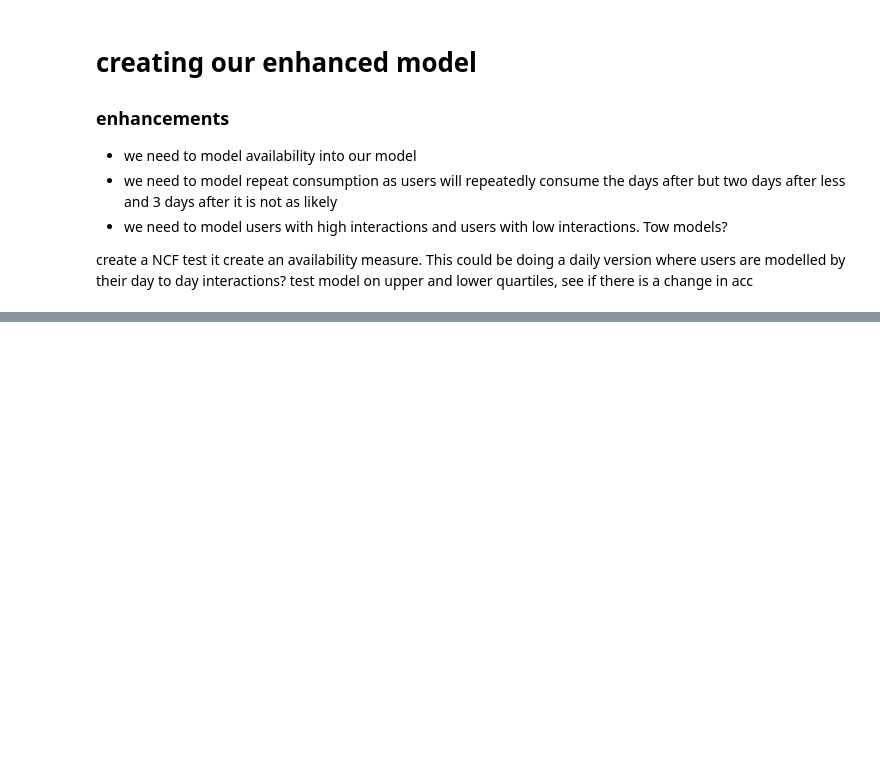
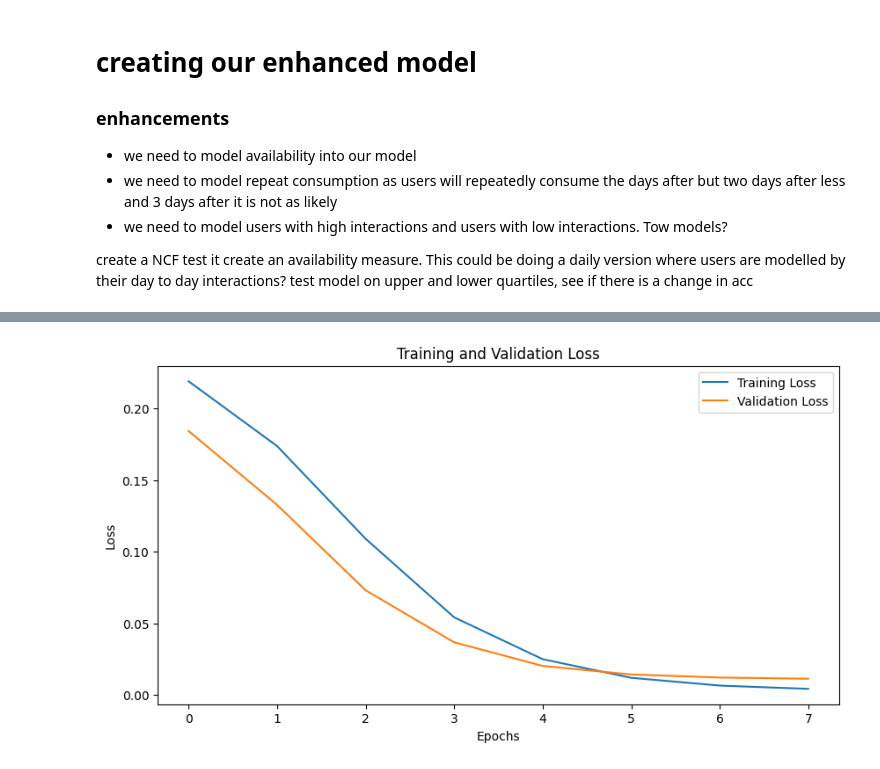
Before and after one commit to curranmaguire/RS_coursework, a Jupyter notebook: Recommeder_2.ipynb, the cells around one changed output, grey strips where cells are left out. Cells and saved outputs as stored; diff of their text form; code cells hidden in the pictures; blank space fills up the shorter version.

Commit message:
finnished models created

```diff
--- a/Recommeder_2.ipynb
+++ b/Recommeder_2.ipynb
@@ -103,0 +118,5 @@ print(user_streamer_interactions.shape, test_interactions.shape, train_interacti
+# %%
+device = torch.device("cuda:0" if torch.cuda.is_available() else "cpu")
+
+# Print the device - It will print 'cuda' if GPU is available or 'cpu' otherwise
+print(f"Using device: {device}")
@@ -109,40 +130,70 @@ from torch.utils.data import Dataset, DataLoader
 class NCF(nn.Module):
     def __init__(self, num_users, num_items, embedding_size, layers):
         super(NCF, self).__init__()
-        self.user_embedding = nn.Embedding(num_users, embedding_size)
-        self.item_embedding = nn.Embedding(num_items, embedding_size)
-        self.fc_layers = nn.ModuleList([
-            nn.Linear(layer[0], layer[1]) for layer in layers
-        ])
-        self.output = nn.Linear(layers[-1][1], 1)
+        self.user_embedding = nn.Embedding(num_users+1, embedding_size)
+        self.item_embedding = nn.Embedding(num_items+1, embedding_size)
+        self.fc_layers = nn.ModuleList()
+        for i in range(len(layers) - 1):
+            self.fc_layers.append(nn.Linear(layers[i], layers[i + 1]))
+
         self.relu = nn.ReLU()
-        #implicit
-        self.criterion = nn.BCELoss()
-        #explicit
-        #self.criterion = nn.MSELoss()
-        self.optimiser = torch.optim.Adam(self.parameters(), lr = 0.001)
-
+        self.criterion = nn.MSELoss()
 
     def forward(self, user_id, item_id):
-        '''this takes in the available items as a vector of 1-n_of_streams
-        it multiplies the '''
         user_vec = self.user_embedding(user_id)
         item_vec = self.item_embedding(item_id)
         vector = torch.cat([user_vec, item_vec], dim=-1)
-        for layer in self.fc_layers:
+        for layer in self.fc_layers[:-1]:
             vector = self.relu(layer(vector))
-        prediction = torch.sigmoid(self.output(vector))
+        prediction = torch.sigmoid(self.fc_layers[-1](vector))
         return prediction
 
-    def train(self, num_epochs, data):
-        train_loader =
-        for epoch in range(num_epochs):
-            print(f'epoch {epoch} started\n')
-            for user_in, item_in, labels in train_loader:
-                #send all to gpu
-                predictions = self.forward(user_in, item_in, labels)
-                loss = self.criterion(predictions, labels)
-                self.optimiser.zero_grad()
-                loss.backward()
-                self.optimiser.step()
+
+embedding_size = 64
+layers = [2 * embedding_size,64, 32, 16, 1]
+num_epochs = 8
+train_arr = np.zeros(num_epochs)
+test_arr = np.zeros(num_epochs)
+model = NCF(data.user.nunique(), data.stream.nunique(), embedding_size, layers).to(device)
+optimiser = torch.optim.Adam(model.parameters(), lr=0.00001)
+for epoch in range(num_epochs):
+    model.train()  # Set the model to training mode
+    total_train_loss = 0
+    for user_ids, item_ids, ratings in train_loader:
+        user_ids, item_ids, ratings = user_ids.to(device), item_ids.to(device), ratings.to(device)
+        optimiser.zero_grad()
+        predictions = model(user_ids, item_ids)
+        loss = model.criterion(predictions.view(-1), ratings.float())
+        loss.backward()
+        optimiser.step()
+        total_train_loss += loss.item()
+
+    avg_train_loss =  total_train_loss / len(train_loader)
+
+
+    model.eval()  # Set the model to evaluation mode
+    with torch.no_grad():
+        total_val_loss = 0
+
+        for user_ids, item_ids, ratings in eval_loader:
+
+            user_ids, item_ids, ratings = user_ids.to(device), item_ids.to(device), ratings.to(device)
+            predictions = model(user_ids, item_ids)
+            loss = model.criterion(predictions.view(-1), ratings.float())
+            total_val_loss += loss.item()
+        avg_val_loss = total_val_loss / len(test_loader)
+    train_arr[epoch], test_arr[epoch] = avg_train_loss, avg_val_loss
+    print(f"Epoch {epoch}, train Loss: {avg_train_loss:.4f}, val loss: {avg_val_loss:.4f}")
+    torch.save(model.state_dict(), f'model_epoch_{epoch}.pth')
+
+import matplotlib.pyplot as plt
+
+plt.figure(figsize=(10, 5))
+plt.plot(train_arr, label='Training Loss')
+plt.plot(test_arr, label='Validation Loss')
+plt.title('Training and Validation Loss')
+plt.xlabel('Epochs')
+plt.ylabel('Loss')
+plt.legend()
+plt.show()
 # %% [output]
@@ -149,0 +208 @@ NameError: name '_C' is not defined
+[figure, added]
```
Also changed, not shown: parts of 11 cells of this notebook, 1 other file.
